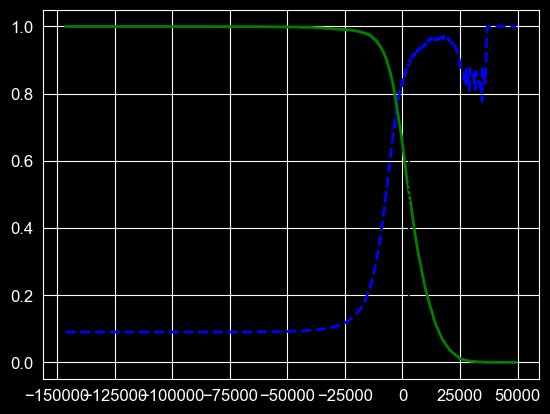
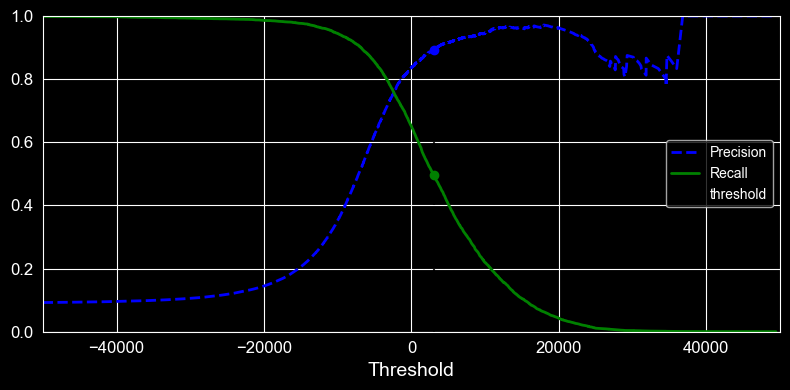
The change to this notebook cell's code, shown as a diff; its figure went from the first image to the second:
--- before
+++ after
@@ -1,3 +1,15 @@
-plt.plot(thresholds, precisions[:-1],"b--", label="Precision", linewidth = 2)
-plt.plot(thresholds, recalls[:-1], "g-", label= "Recall", linewidth=2)
-plt.vlines(threshold,0,1.0,"k","dotted", label="threshold")
+plt.figure(figsize=(8, 4))  # extra code – it's not needed, just formatting
+plt.plot(thresholds, precisions[:-1], "b--", label="Precision", linewidth=2)
+plt.plot(thresholds, recalls[:-1], "g-", label="Recall", linewidth=2)
+plt.vlines(threshold, 0, 1.0, "k", "dotted", label="threshold")
+
+# extra code – this section just beautifies and saves Figure 3–5
+idx = (thresholds >= threshold).argmax()  # first index ≥ threshold
+plt.plot(thresholds[idx], precisions[idx], "bo")
+plt.plot(thresholds[idx], recalls[idx], "go")
+plt.axis([-50000, 50000, 0, 1])
+plt.xlabel("Threshold")
+plt.legend(loc="center right")
+save_fig("precision_recall_vs_threshold_plot")
+
+plt.show()

Commit: precision vs reacall plot